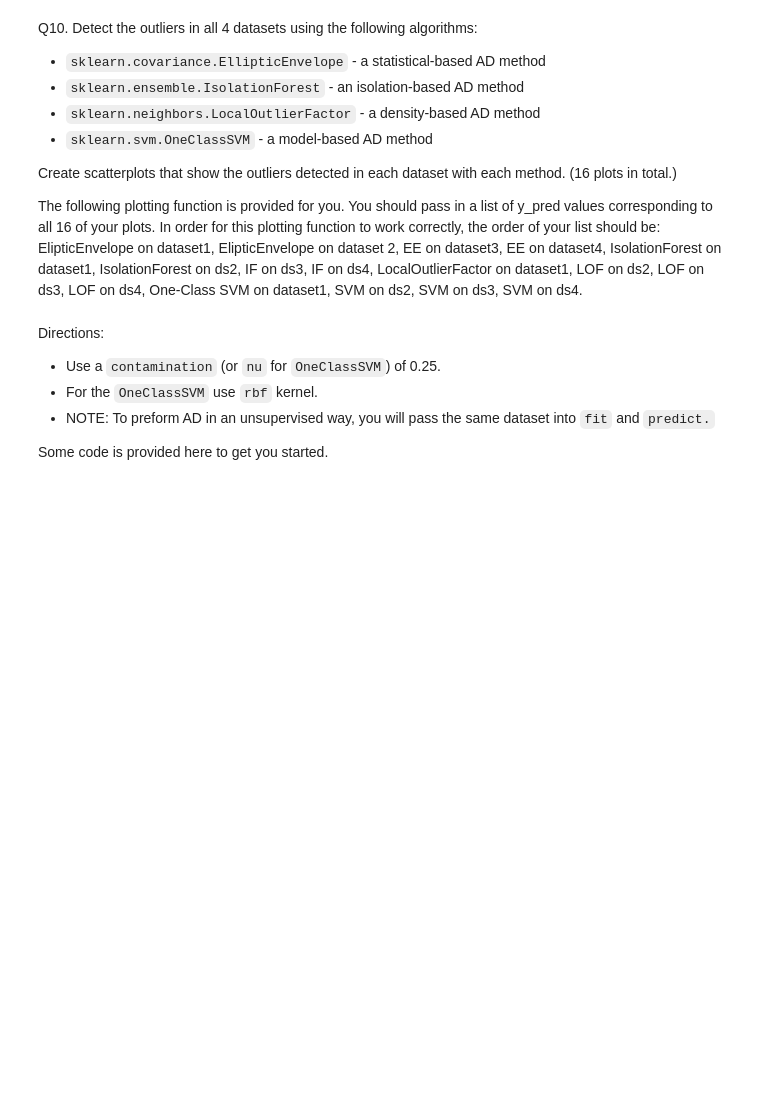
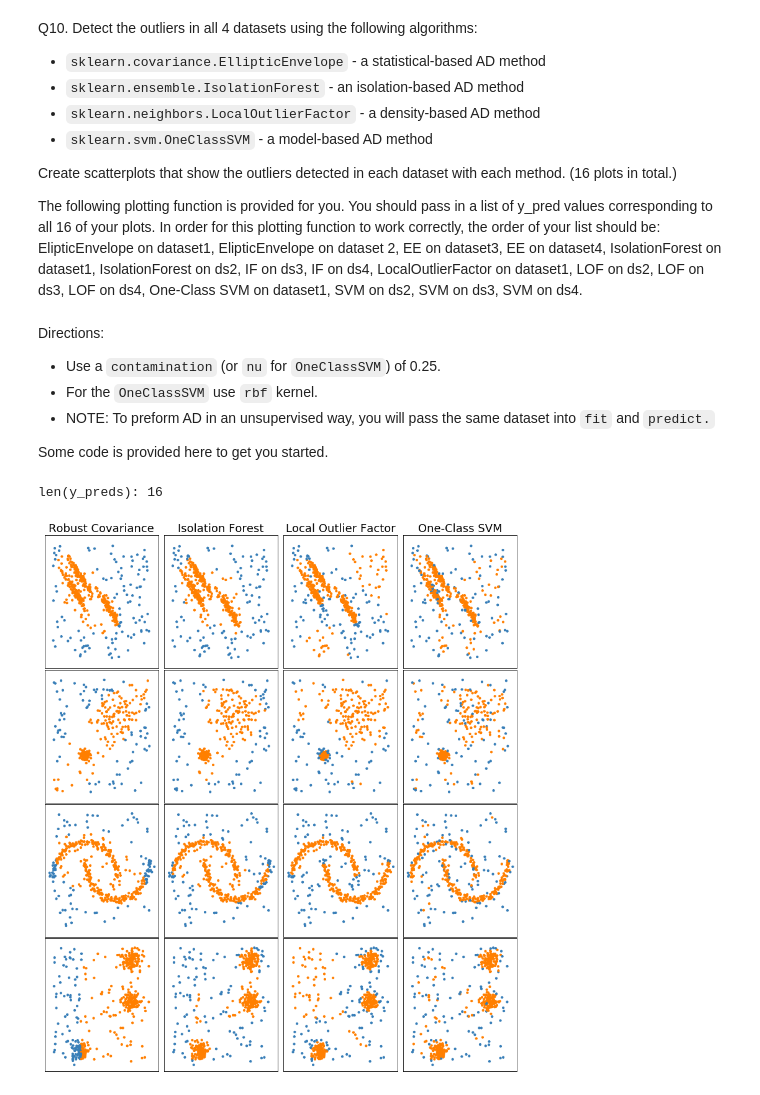
Before and after one commit to Stephen-AI/Data-Mining, a Jupyter notebook: HW4/HW4 - Clustering.ipynb, the cells around one changed output. Saved outputs shown, nothing was run; the diff lists cells and outputs as text; code cells hidden in the pictures; blank space fills up the shorter version.

```diff
--- a/HW4/HW4 - Clustering.ipynb
+++ b/HW4/HW4 - Clustering.ipynb
@@ -521,30 +545,51 @@ Some code is provided here to get you started.
 # %%
 from sklearn.covariance import EllipticEnvelope
 from sklearn.ensemble import IsolationForest
 from sklearn.neighbors import LocalOutlierFactor
 from sklearn.svm import OneClassSVM
 
+def filter_outliers(data, labels):
+    outliers = []
+    for datum, label in zip(data, labels):
+        if label == -1:
+            outliers.append(datum)
+    return outliers
 
 outliers_fraction = 0.25
 
 #this will be your list of 16 plots
 y_pred_list = list()
 
 #for each of the 4 datasets
 for X in datasets:
 
     #apply EllipticEnvelope AD
     #append resulting y_pred to y_pred_list
-
+    elliptic_envelope = EllipticEnvelope(contamination=0.25)
+    labels = elliptic_envelope.fit(X).predict(X)
+    ee_outliers = filter_outliers(X, labels)
+    y_pred_list.append(labels)
     #apply IsolationForest AD
     #append resulting y_pred to y_pred_list
-
+    isolation_forest = IsolationForest(contamination=0.25)
+    labels = isolation_forest.fit(X).predict(X)
+    if_outliers = filter_outliers(X, labels)
+    y_pred_list.append(labels)
     #apply LocalOutlierFactor AD
     #append resulting y_pred to y_pred_list
-
+    outlier_forest = LocalOutlierFactor(contamination=0.25)
+    labels = outlier_forest.fit_predict(X)
+    of_outliers = filter_outliers(X, labels)
+    y_pred_list.append(labels)
     #apply OneClassSVM AD
     #append resulting y_pred to y_pred_list
-
+    oneSVM = OneClassSVM(kernel='rbf', nu=0.25)
+    labels = oneSVM.fit(X).predict(X)
+    oneSVM_outliers = filter_outliers(X, labels)
+    y_pred_list.append(labels)
 
 
 plot_all(y_pred_list)
+# %% [output]
+len(y_preds): 16
+[figure, added]
```
Also changed, not shown: parts of 9 cells of this notebook.
